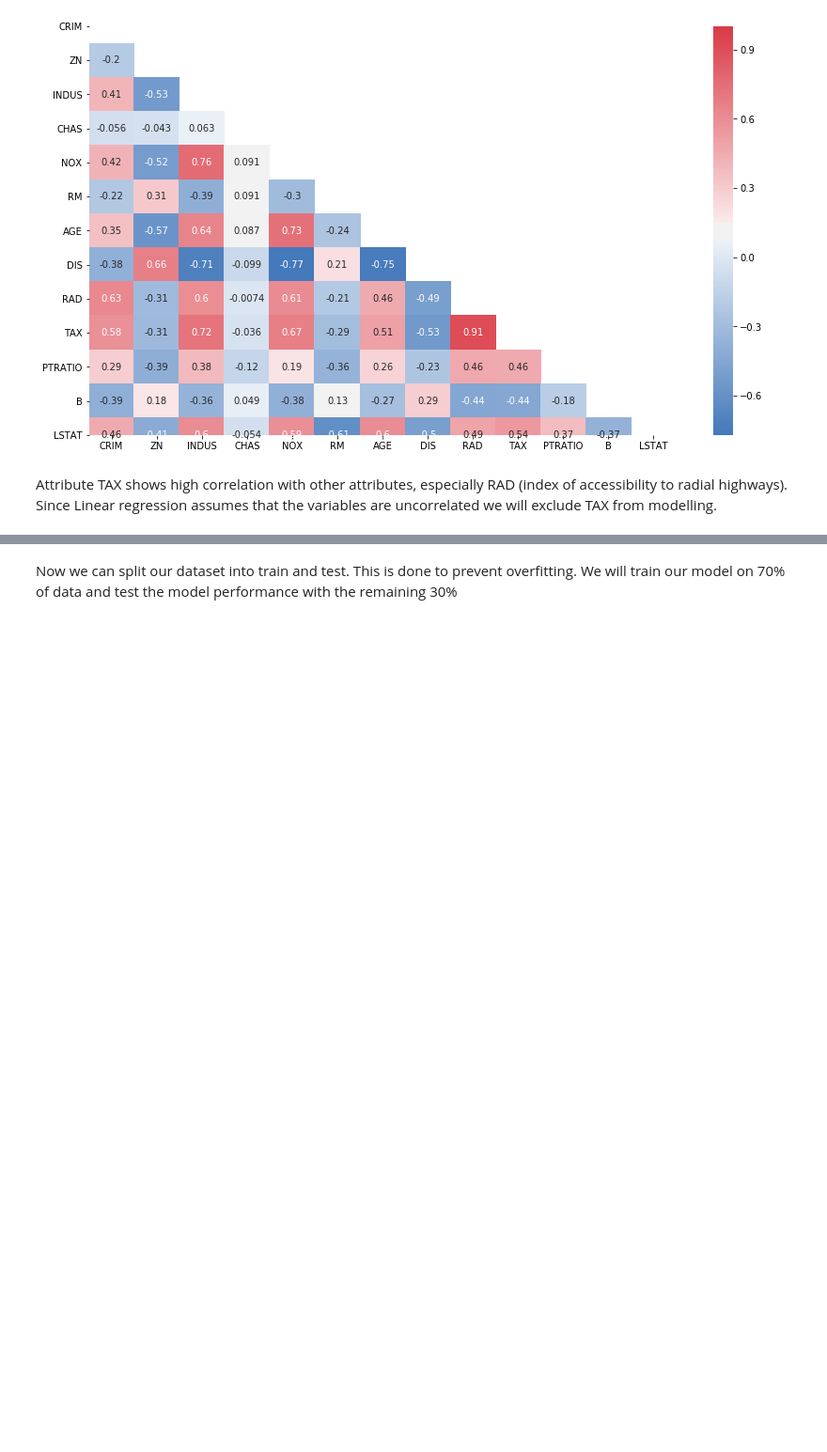
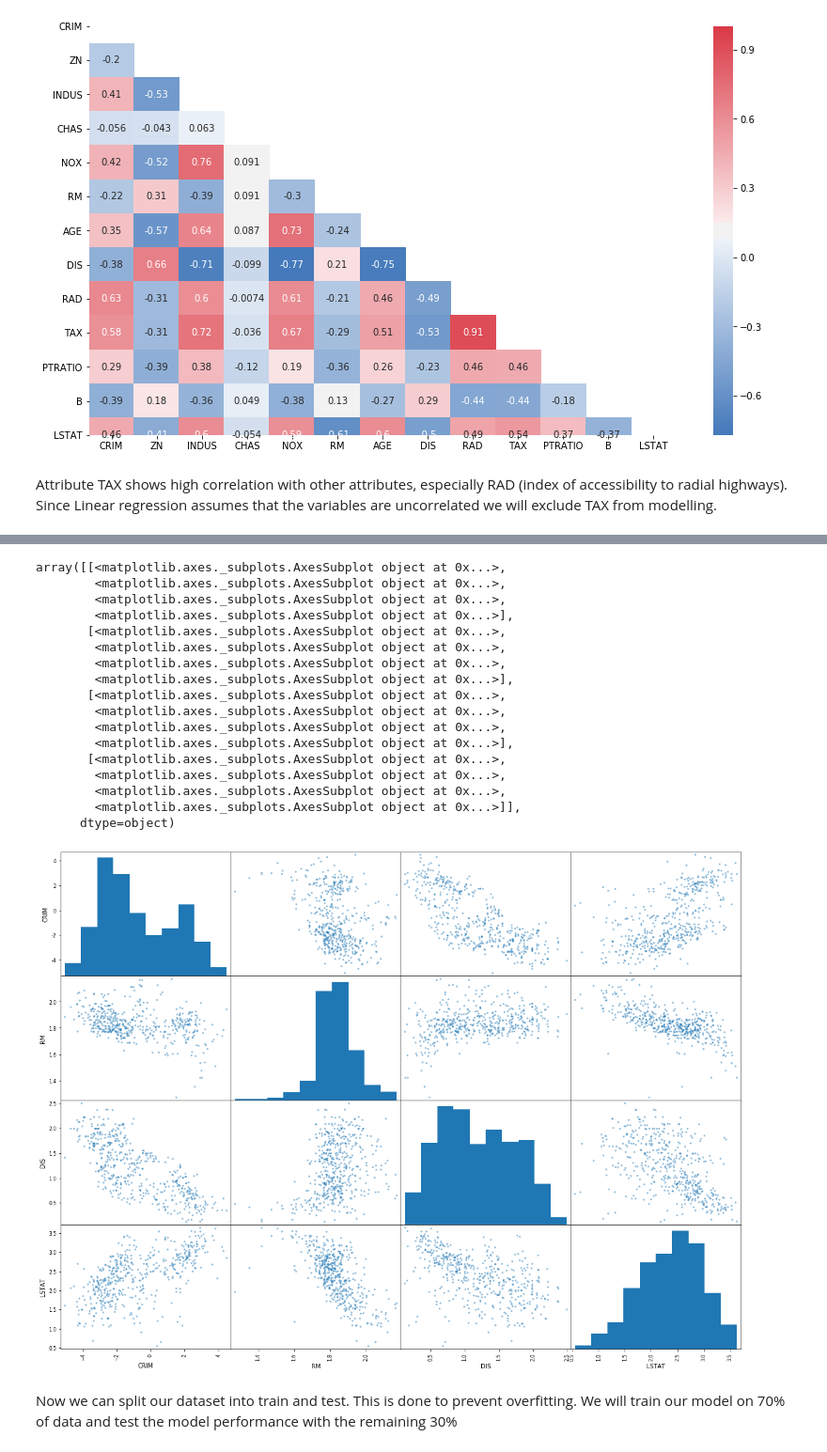
Before and after one commit to IvanaKocanova/Data_Science_Projects, a Jupyter notebook: House_price_prediction_Linear_regression.ipynb, the cells around one changed output, grey strips where cells are left out. Shown: that part at 94% size. Saved outputs shown, nothing was run; the diff lists cells and outputs as text; code cells hidden in the pictures; blank space fills up the shorter version.

```diff
--- a/House_price_prediction_Linear_regression.ipynb
+++ b/House_price_prediction_Linear_regression.ipynb
@@ -174,3 +197,27 @@ X = X.drop(['TAX'], axis=1)
+# %%
+b = np.log(X[['CRIM', 'RM', 'DIS', 'LSTAT']])
+# %%
+from pandas.plotting import scatter_matrix
+pd.plotting.scatter_matrix(b,figsize=(20,15))
+# %% [output]
+array([[<matplotlib.axes._subplots.AxesSubplot object at 0x...>,
+        <matplotlib.axes._subplots.AxesSubplot object at 0x...>,
+        <matplotlib.axes._subplots.AxesSubplot object at 0x...>,
+        <matplotlib.axes._subplots.AxesSubplot object at 0x...>],
+       [<matplotlib.axes._subplots.AxesSubplot object at 0x...>,
+        <matplotlib.axes._subplots.AxesSubplot object at 0x...>,
+        <matplotlib.axes._subplots.AxesSubplot object at 0x...>,
+        <matplotlib.axes._subplots.AxesSubplot object at 0x...>],
+       [<matplotlib.axes._subplots.AxesSubplot object at 0x...>,
+        <matplotlib.axes._subplots.AxesSubplot object at 0x...>,
+        <matplotlib.axes._subplots.AxesSubplot object at 0x...>,
+        <matplotlib.axes._subplots.AxesSubplot object at 0x...>],
+       [<matplotlib.axes._subplots.AxesSubplot object at 0x...>,
+        <matplotlib.axes._subplots.AxesSubplot object at 0x...>,
+        <matplotlib.axes._subplots.AxesSubplot object at 0x...>,
+        <matplotlib.axes._subplots.AxesSubplot object at 0x...>]],
+      dtype=object)
+[figure, added]
 # %% [markdown]
 Now we can split our dataset into train and test. This is done to prevent overfitting. We will train our model on 70% of data and test the model performance with the remaining 30%
 # %%
```
Also changed, not shown: parts of 6 cells of this notebook.
